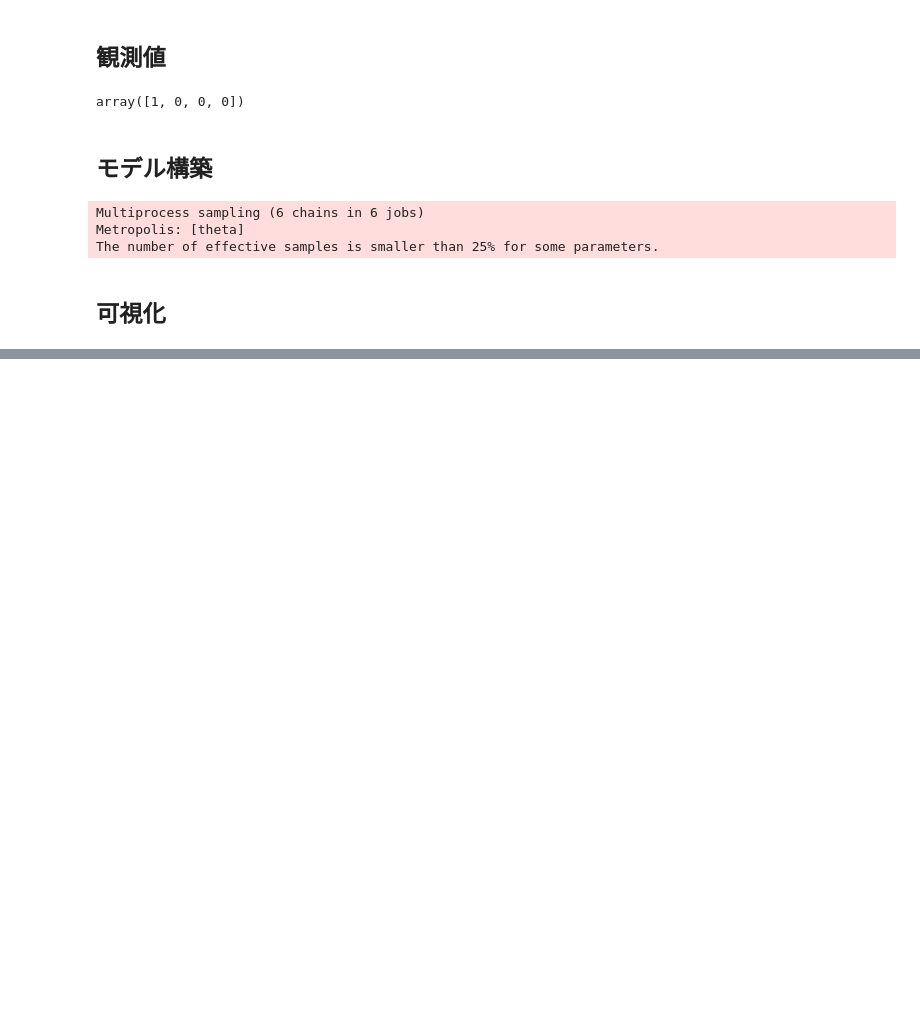
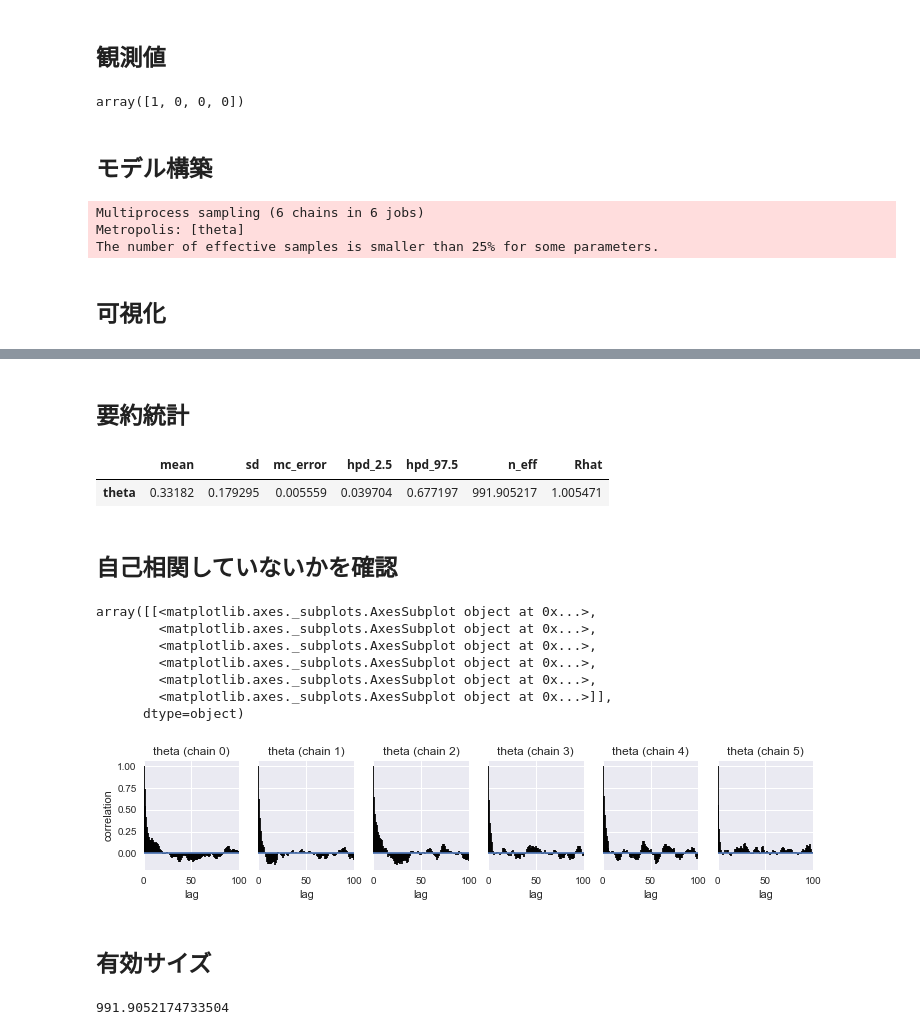
Before and after one commit to hiroaki8388/datascienceEdu, a Jupyter notebook: notebook/確率的プログラミング.ipynb, the cells around one changed output, grey strips where cells are left out. Drawn from its saved outputs; the diff is of its cells as text; code cells hidden in the pictures; blank space fills up the shorter version.

```diff
--- a/notebook/確率的プログラミング.ipynb
+++ b/notebook/確率的プログラミング.ipynb
@@ -65,0 +81,26 @@ array([[<matplotlib.axes._subplots.AxesSubplot object at 0x...>,
+# %% [markdown]
+## 要約統計
+# %%
+pm.summary(chain)
+# %% [output]
+|  | mean | sd | mc_error | hpd_2.5 | hpd_97.5 | n_eff | Rhat |
+| theta | 0.33182 | 0.179295 | 0.005559 | 0.039704 | 0.677197 | 991.905217 | 1.005471 |
+# %% [markdown]
+## 自己相関していないかを確認
+# %%
+pm.autocorrplot(chain)
+# %% [output]
+array([[<matplotlib.axes._subplots.AxesSubplot object at 0x...>,
+        <matplotlib.axes._subplots.AxesSubplot object at 0x...>,
+        <matplotlib.axes._subplots.AxesSubplot object at 0x...>,
+        <matplotlib.axes._subplots.AxesSubplot object at 0x...>,
+        <matplotlib.axes._subplots.AxesSubplot object at 0x...>,
+        <matplotlib.axes._subplots.AxesSubplot object at 0x...>]],
+      dtype=object)
+[figure, added]
+# %% [markdown]
+## 有効サイズ
+# %%
+pm.effective_n(chain)['theta']
+# %% [output]
+991.9052174733504
```
Also changed, not shown: parts of 9 cells of this notebook.
